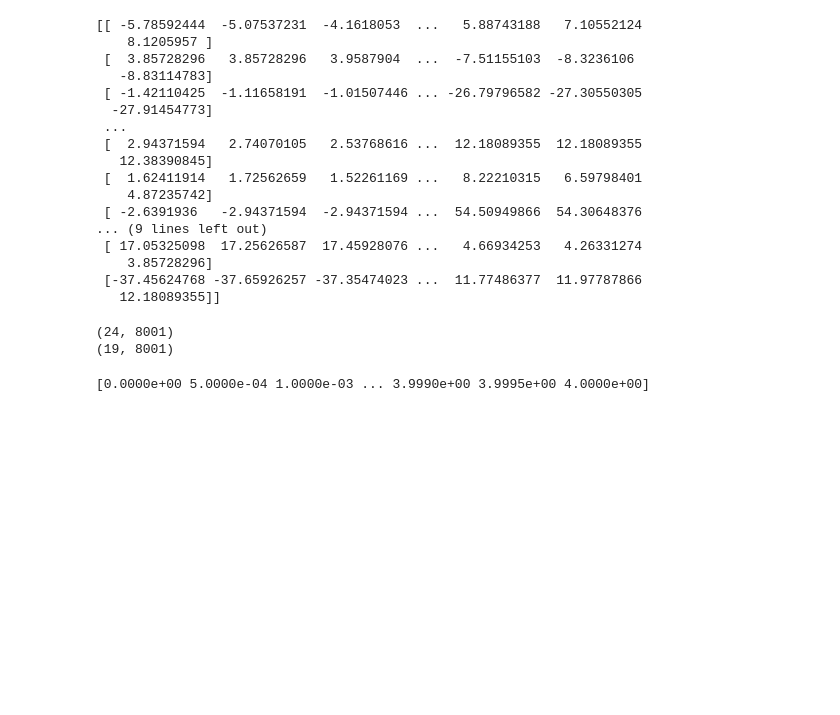
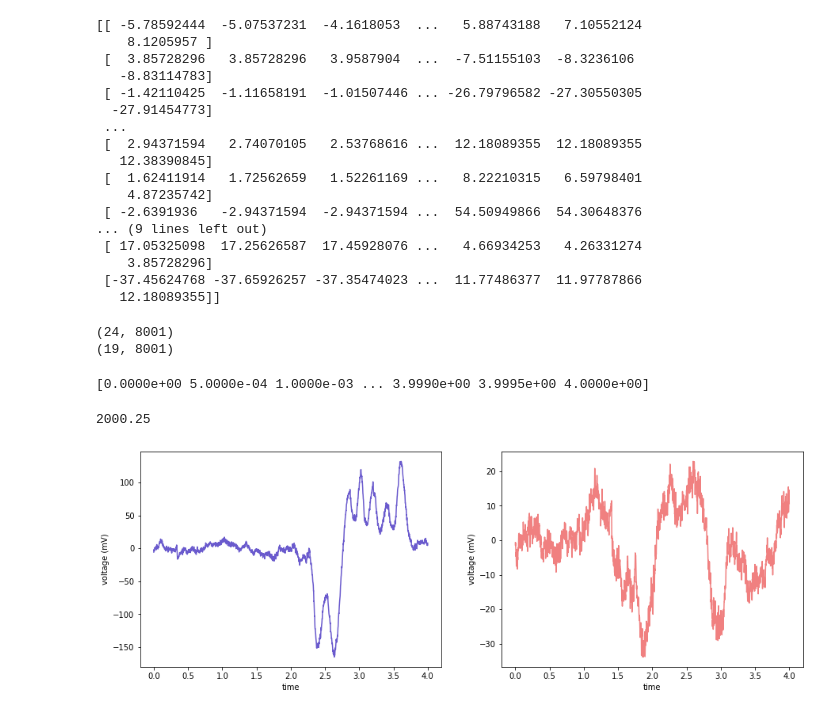
Before and after one commit to amandafriedmann/NEUR-Data-Analysis, a Jupyter notebook: coding_homework_5.ipynb, the cells around one changed output. Saved outputs shown, nothing was run; the diff lists cells and outputs as text; code cells hidden in the pictures; blank space fills up the shorter version.

```diff
--- a/coding_homework_5.ipynb
+++ b/coding_homework_5.ipynb
@@ -87,3 +87,24 @@ time = np.linspace(0, 4, num=8001)
 print(time)
 # %% [output]
 [0.0000e+00 5.0000e-04 1.0000e-03 ... 3.9990e+00 3.9995e+00 4.0000e+00]
+# %%
+#find the sampling rate of the data
+samplingrate = 8001/4
+print(samplingrate)
+# %% [output]
+2000.25
+# %%
+#make a graph with the first trial of acc_hits in one subplot, and the first trial of acc_fa in the other subplot
+
+fig, ax = plt.subplots(1,2,figsize=(15,5))
+ax[0].plot(time, acc_hits[0], color = "slateblue")
+ax[1].plot(time, acc_fa[0], color = "lightcoral")
+ax[0].set_xlabel('time')
+ax[0].set_ylabel('voltage (mV)')
+ax[1].set_xlabel('time')
+ax[1].set_ylabel('voltage (mV)')
+
+
+plt.show()
+# %% [output]
+[figure, added]
```
